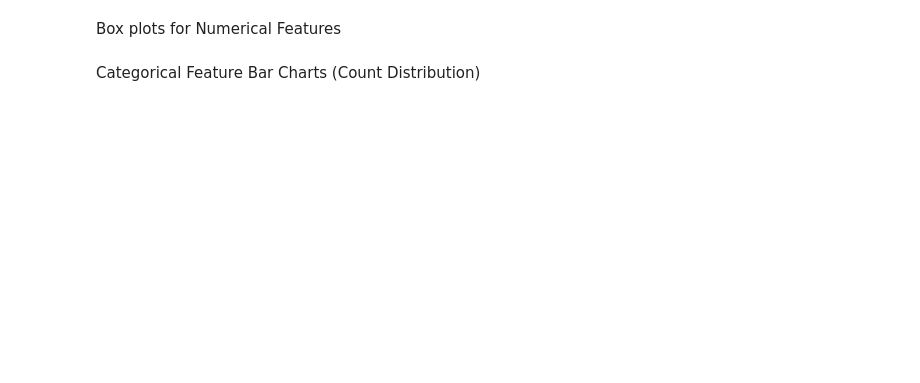
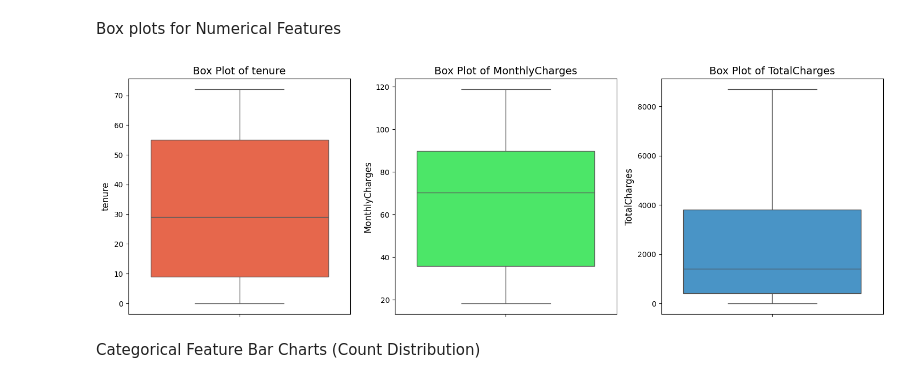
Before and after one commit to thruuuuuu/telco_churn_predict_model, a Jupyter notebook: notebooks/EDA.ipynb, the cells around one changed output. Saved outputs shown, nothing was run; the diff lists cells and outputs as text; code cells hidden in the pictures; blank space fills up the shorter version.

```diff
--- a/notebooks/EDA.ipynb
+++ b/notebooks/EDA.ipynb
@@ -151,30 +219,27 @@ plt.show()
 # %% [markdown]
 Box plots for Numerical Features
 # %%
-import pandas as pd
-import matplotlib.pyplot as plt
-import seaborn as sns
-import math
-
-df['TotalCharges'] = pd.to_numeric(df['TotalCharges'], errors='coerce')
-df['TotalCharges'] = df['TotalCharges'].fillna(0)
+df_cleaned['TotalCharges'] = pd.to_numeric(df_cleaned['TotalCharges'], errors='coerce')
+df_cleaned['TotalCharges'] = df_cleaned['TotalCharges'].fillna(0)
 
 numerical_cols = ['tenure', 'MonthlyCharges', 'TotalCharges']
-numerical_data = df[numerical_cols]
+numerical_data = df_cleaned[numerical_cols]
 colors = ['#FF5733', '#33FF57', '#3498DB']
 
 # Subplots for 3 features
 fig, axes = plt.subplots(1, 3, figsize=(15, 5)) # Adjusted size for 3 plots
 
 # Loop through numerical features
 for i, col in enumerate(numerical_cols):
     sns.boxplot(data=numerical_data, y=col, ax=axes[i], color=colors[i % len(colors)])
     axes[i].set_title(f"Box Plot of {col}", fontsize=14)
     axes[i].set_ylabel(col, fontsize=12)
     axes[i].set_xlabel("") # Remove xlabel for vertical boxplot
 
 plt.tight_layout()
 plt.show()
+# %% [output]
+[figure, added]
 # %% [markdown]
 Categorical Feature Bar Charts (Count Distribution)
 # %%
```
Also changed, not shown: parts of 28 cells of this notebook.
